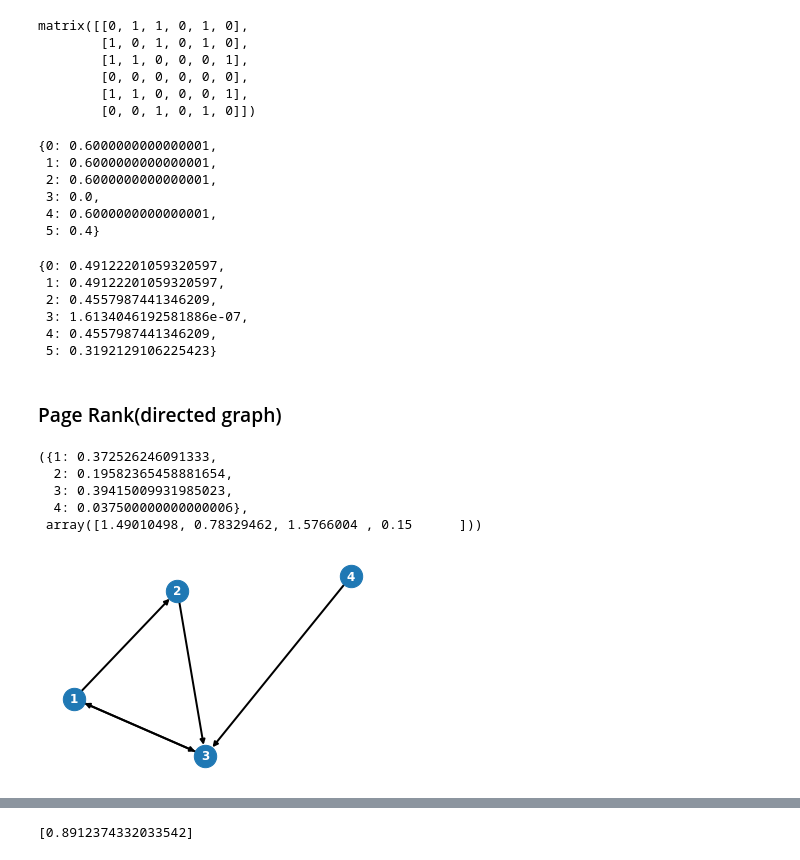
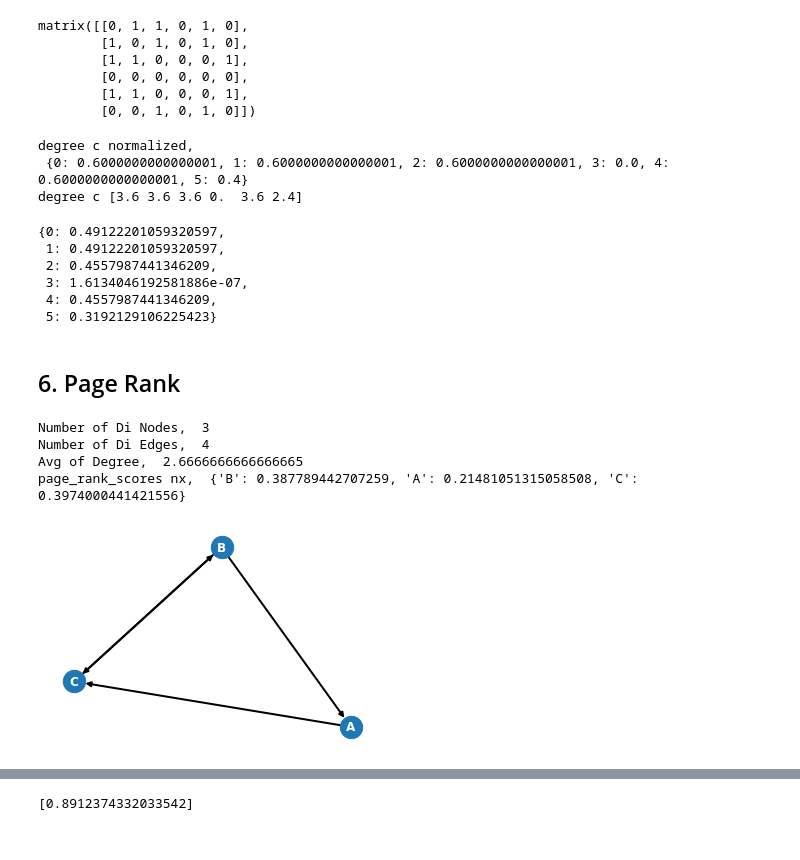
Before and after one commit to ixiaopan/DataScience, a Jupyter notebook: MachineLearning/15-Network.ipynb, the cells around one changed output, grey strips where cells are left out. Saved outputs shown, nothing was run; the diff lists cells and outputs as text; code cells hidden in the pictures.

```diff
--- a/MachineLearning/15-Network.ipynb
+++ b/MachineLearning/15-Network.ipynb
@@ -32,6 +35,19 @@ def create_undirected_graph(edge_list):
 
     return G
 
+def create_directed_graph(edge_list):
+    G = nx.DiGraph()
+    G.add_edges_from(edge_list)
+    N, E = G.number_of_nodes(), G.number_of_edges()
+
+    print('Number of Di Nodes, ', N)
+    print('Number of Di Edges, ', E)
+    print('Avg of Degree, ', 2*E/N)
+
+    plot(G)
+
+    return G
+
 def cal_community(G):
     communities = girvan_newman(G)
 
@@ -46,14 +62,3 @@ def cal_adj_matrix(G):
     A = nx.adjacency_matrix(G)
 
     return A.todense()
-
-def cal_page_rank(di_edge_list, alpha=0.85):
-
-    G = nx.DiGraph()
-    G.add_edges_from(di_edge_list)
-
-    plot(G)
-
-    rank_scores = nx.pagerank(G, alpha=alpha)
-
-    return rank_scores, np.array(list(s.values()))*G.number_of_nodes()
@@ -199,13 +235,16 @@ matrix([[0, 1, 1, 0, 1, 0],
         [0, 0, 0, 0, 0, 0],
         [1, 1, 0, 0, 0, 1],
         [0, 0, 1, 0, 1, 0]])
-# %%
-nx.degree_centrality(G)
-# %% [output]
-{0: 0.6000000000000001,
- 1: 0.6000000000000001,
- 2: 0.6000000000000001,
- 3: 0.0,
- 4: 0.6000000000000001,
- 5: 0.4}
+# %%
+print('degree c normalized, \n', nx.degree_centrality(G))
+print('degree c', np.array(list(nx.degree_centrality(G).values())) * (G.number_of_edges() - 1))
+
+print('\n')
+
+# print('in degree c normalized, \n', nx.in_degree_centrality(G))
+# print('in degree c, ', np.array(list(nx.in_degree_centrality(G).values())) * (G.number_of_edges() - 1))
+# %% [output]
+degree c normalized,
+ {0: 0.6000000000000001, 1: 0.6000000000000001, 2: 0.6000000000000001, 3: 0.0, 4: 0.6000000000000001, 5: 0.4}
+degree c [3.6 3.6 3.6 0.  3.6 2.4]
 # %%
@@ -218,21 +258,20 @@ nx.eigenvector_centrality(G)
  4: 0.4557987441346209,
  5: 0.3192129106225423}
 # %% [markdown]
-### Page Rank(directed graph)
+## 6. Page Rank
-# %%
-
-di_edge_list = [
-    (1, 2), (1,3),
-    (2,3), (3,1),
-    (4,3)
-]
-
-
-cal_page_rank(di_edge_list)
-# %% [output]
-({1: 0.372526246091333,
-  2: 0.19582365458881654,
-  3: 0.39415009931985023,
-  4: 0.037500000000000006},
- array([1.49010498, 0.78329462, 1.5766004 , 0.15      ]))
-[figure, removed]
+# %%
+
+di_edge_list = [
+    ('B', 'A'), ('B', 'C'),
+    ('A','C'), ('C','B')
+]
+G = create_directed_graph(di_edge_list)
+
+rank_scores = nx.pagerank(G, alpha=0.85)
+print('page_rank_scores nx, ', rank_scores)
+# %% [output]
+Number of Di Nodes,  3
+Number of Di Edges,  4
+Avg of Degree,  2.6666666666666665
+page_rank_scores nx,  {'B': 0.387789442707259, 'A': 0.21481051315058508, 'C': 0.3974000441421556}
+[figure, added]
```
Also changed, not shown: parts of 24 cells of this notebook, 2 other files.
